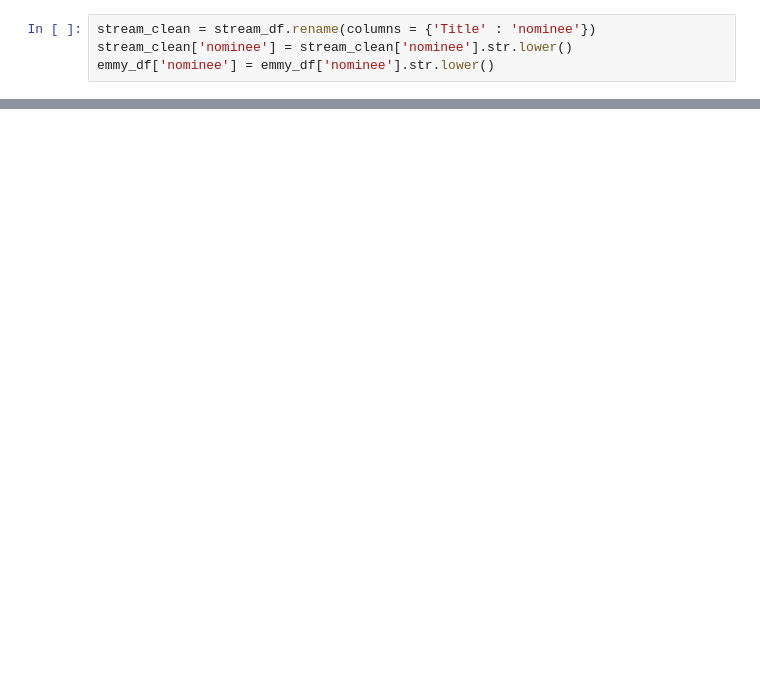
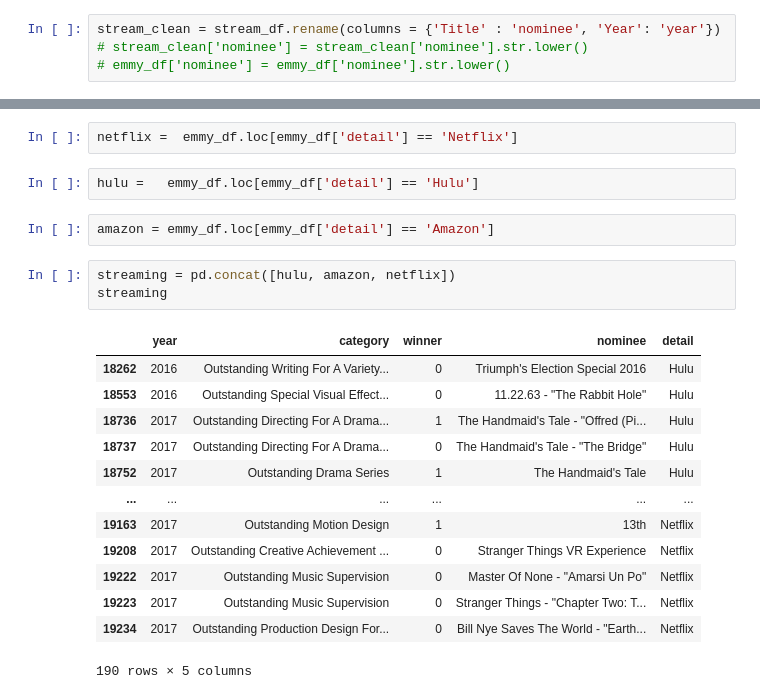
Before and after one commit to jzhao0626/ProjectETL_Movie, a Jupyter notebook: Untitled.ipynb, the cells around one changed output, grey strips where cells are left out. Cells and saved outputs as stored; diff of their text form; blank space fills up the shorter version.

```diff
--- a/Untitled.ipynb
+++ b/Untitled.ipynb
@@ -7,4 +59,4 @@ stream_df = pd.read_csv('streaming platforms.csv').dropna()
 # %%
-stream_clean = stream_df.rename(columns = {'Title' : 'nominee'})
-stream_clean['nominee'] = stream_clean['nominee'].str.lower()
-emmy_df['nominee'] = emmy_df['nominee'].str.lower()
+stream_clean = stream_df.rename(columns = {'Title' : 'nominee', 'Year': 'year'})
+# stream_clean['nominee'] = stream_clean['nominee'].str.lower()
+# emmy_df['nominee'] = emmy_df['nominee'].str.lower()
@@ -55,0 +63,23 @@ winner_df = merged_filtered.loc[merged_filtered['winner'] == 1]
+# %%
+netflix =  emmy_df.loc[emmy_df['detail'] == 'Netflix']
+# %%
+hulu =   emmy_df.loc[emmy_df['detail'] == 'Hulu']
+# %%
+amazon = emmy_df.loc[emmy_df['detail'] == 'Amazon']
+# %%
+streaming = pd.concat([hulu, amazon, netflix])
+streaming
+# %% [output]
+|  | year | category | winner | nominee | detail |
+| 18262 | 2016 | Outstanding Writing For A Variety... | 0 | Triumph's Election Special 2016 | Hulu |
+| 18553 | 2016 | Outstanding Special Visual Effect... | 0 | 11.22.63 - "The Rabbit Hole" | Hulu |
+| 18736 | 2017 | Outstanding Directing For A Drama... | 1 | The Handmaid's Tale - "Offred (Pi... | Hulu |
+| 18737 | 2017 | Outstanding Directing For A Drama... | 0 | The Handmaid's Tale - "The Bridge" | Hulu |
+| 18752 | 2017 | Outstanding Drama Series | 1 | The Handmaid's Tale | Hulu |
+| ... | ... | ... | ... | ... | ... |
+| 19163 | 2017 | Outstanding Motion Design | 1 | 13th | Netflix |
+| 19208 | 2017 | Outstanding Creative Achievement ... | 0 | Stranger Things VR Experience | Netflix |
+| 19222 | 2017 | Outstanding Music Supervision | 0 | Master Of None - "Amarsi Un Po" | Netflix |
+| 19223 | 2017 | Outstanding Music Supervision | 0 | Stranger Things - "Chapter Two: T... | Netflix |
+| 19234 | 2017 | Outstanding Production Design For... | 0 | Bill Nye Saves The World - "Earth... | Netflix |
+190 rows × 5 columns
```
Also changed, not shown: parts of 19 cells of this notebook.
